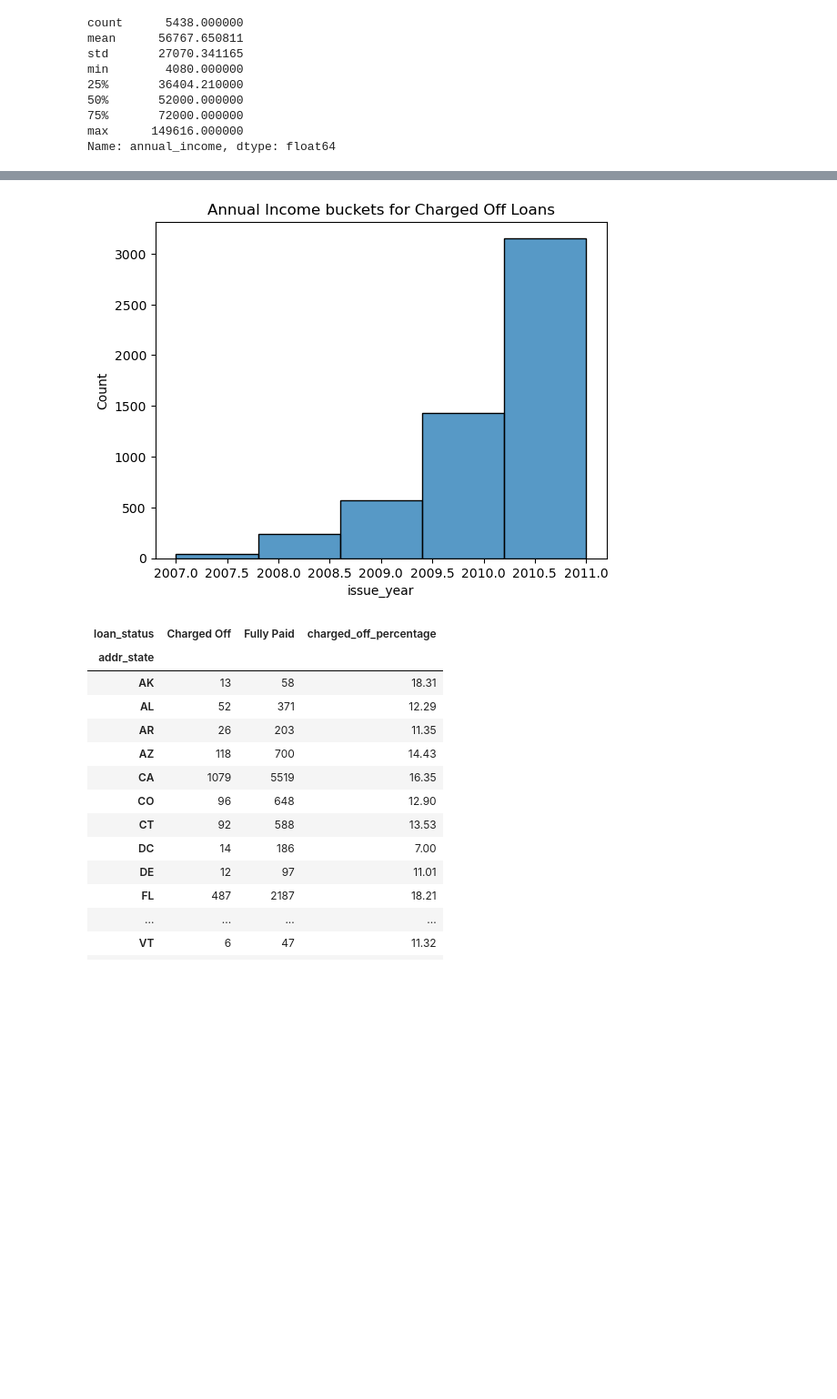
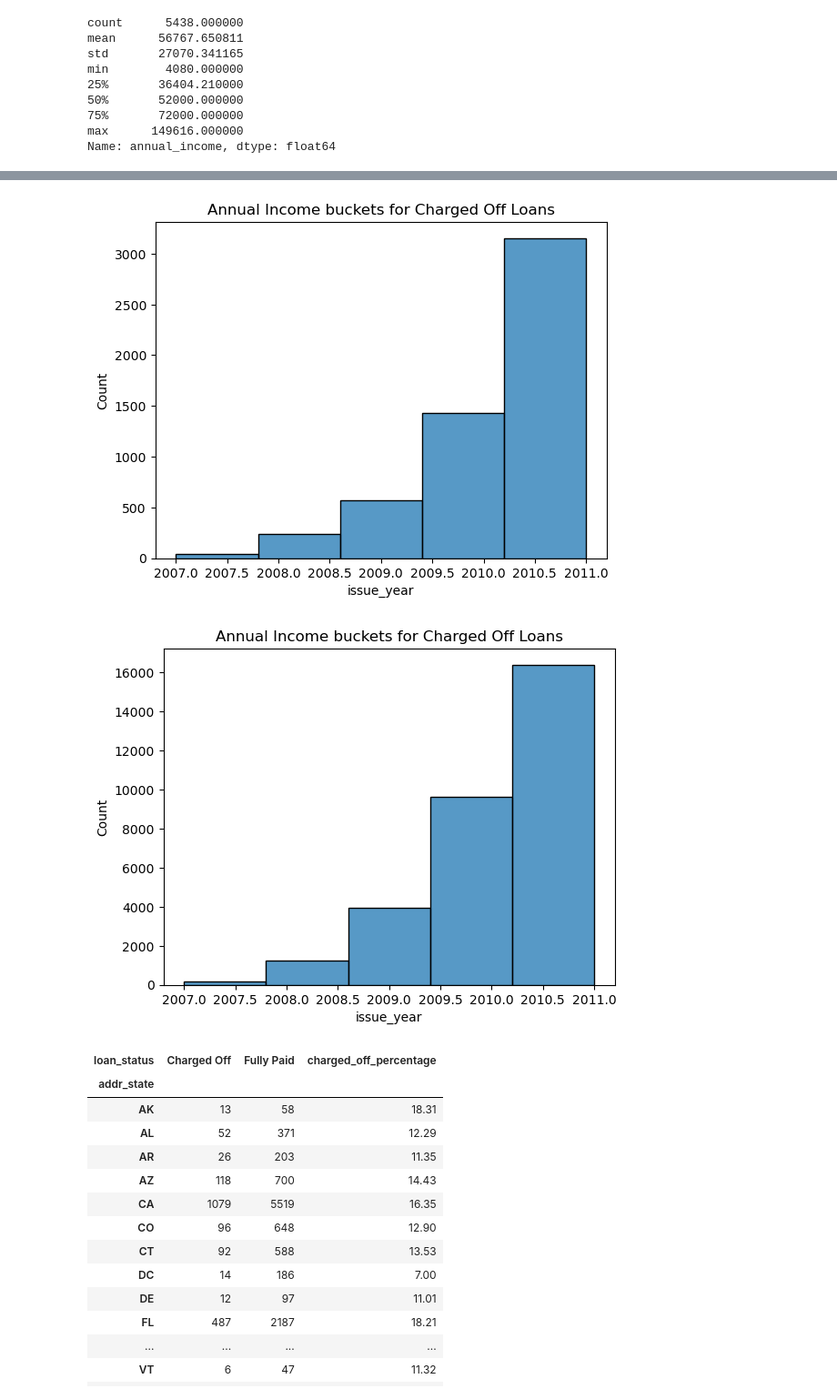
Before and after one commit to Vasista-Eranki/LendingClubCaseStudy, a Jupyter notebook: LendingClubCaseStudy.ipynb, the cells around one changed output, grey strips where cells are left out. Shown: that part at 91% size. Cells and saved outputs as stored; diff of their text form; code cells hidden in the pictures; blank space fills up the shorter version.

```diff
--- a/LendingClubCaseStudy.ipynb
+++ b/LendingClubCaseStudy.ipynb
@@ -390,10 +397,15 @@ plt.show()
 # %%
 #Check for various annual_income values for Charged Off loans and see which income bucket is likely to impact.
 sns.histplot(data=charged_off_loans, x='issue_year', bins=5)
 plt.title('Annual Income buckets for Charged Off Loans')
 plt.show()
+
+sns.histplot(data=fully_paid_loans, x='issue_year', bins=5)
+plt.title('Annual Income buckets for Charged Off Loans')
+plt.show()
 # %% [output]
 [figure]
+[figure, added]
 # %%
 #loan.groupby(by=['addr_state', 'loan_status']).agg({'annual_income': 'count'}).plot(kind='bar')
 
```
Also changed, not shown: parts of 8 cells of this notebook.
